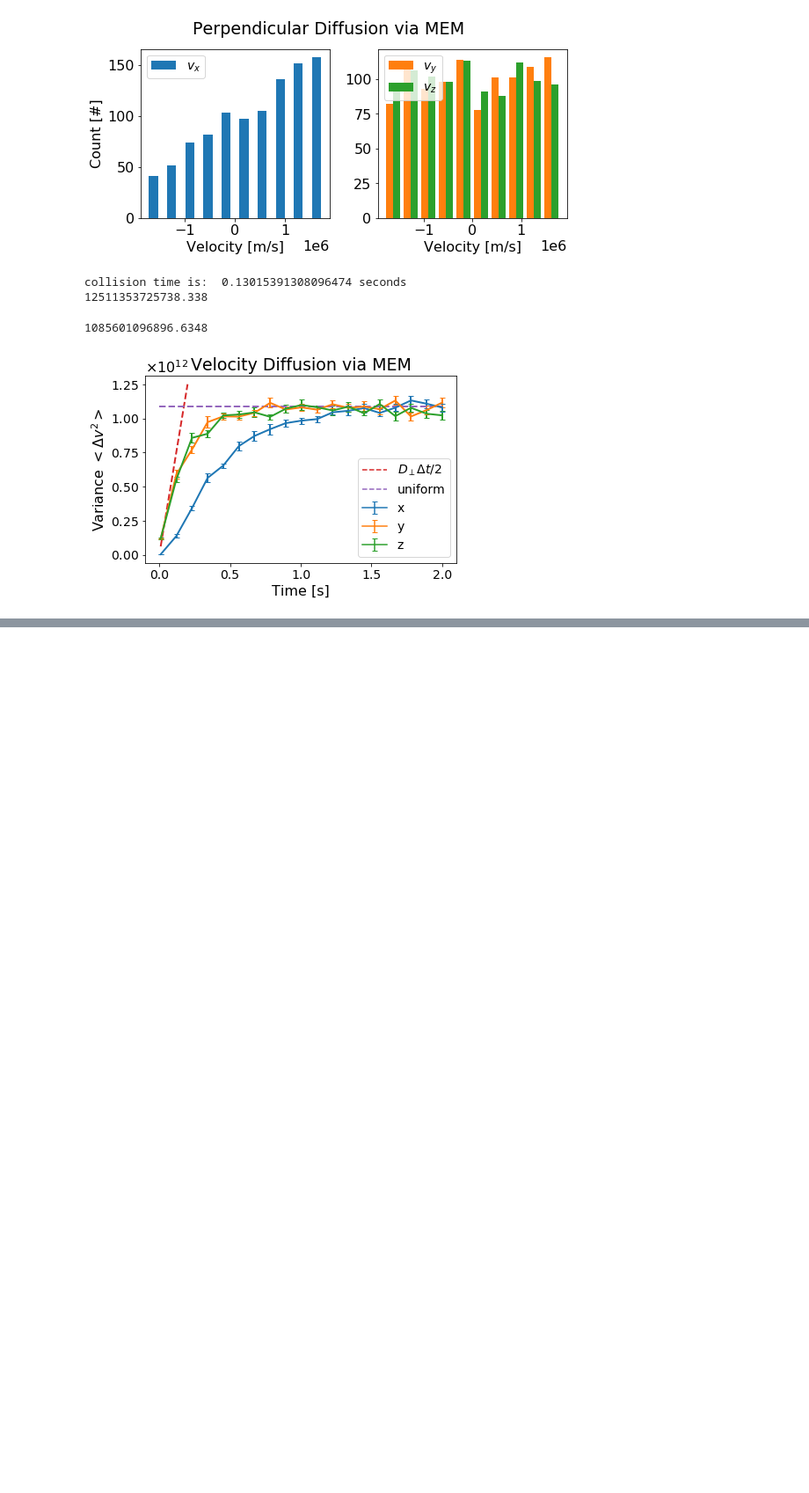
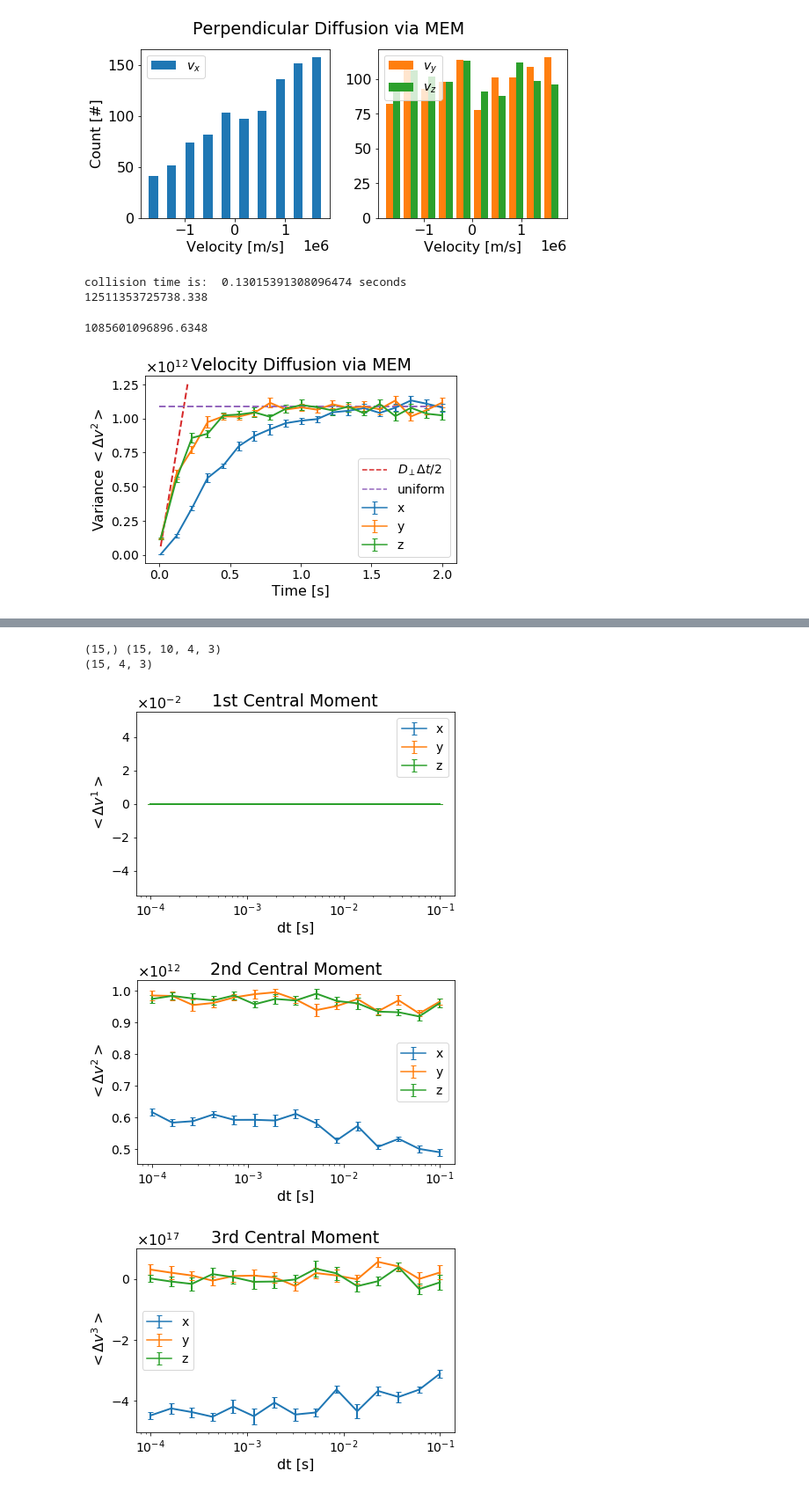
Before and after one commit to lauraxinzhang/CoulombCollisions, a Jupyter notebook: tests.ipynb, the cells around one changed output, grey strips where cells are left out. Shown at 88% size. Saved outputs shown, nothing was run; the diff lists cells and outputs as text; code cells hidden in the pictures; blank space fills up the shorter version.

```diff
--- a/tests.ipynb
+++ b/tests.ipynb
@@ -376,0 +382,29 @@ dtList, momList = test.pitchConvergence(17000, 128, -4, -1, 0.2, 10, moments, 'M
+# %%
+print(dtList.shape, momList.shape)
+aveMom = np.mean(momList, axis = 1)
+steMom = stats.sem(momList, axis = 1)
+print(aveMom.shape)
+# print(dtList, aveMom)
+# plt.plot(dtList, aveMom[:, 2, 0])
+
+
+for momIndex, name in zip(moments, ['1st', '2nd', '3rd', '4th']):
+    fig, ax = plt.subplots()
+    lines = []
+    momIndex = momIndex -1
+    for i, lab in zip([0, 1, 2], ['x', 'y', 'z']):
+        ebar = ax.errorbar(dtList, aveMom[:, momIndex, i], steMom[:, momIndex, i], capsize = 3, label = lab)
+        lines += ebar.lines
+    plt.xscale('log')
+    # plt.yscale('log')
+    plt.ticklabel_format(axis = 'y', style = 'sci', scilimits=(-2, 0), useMathText=True)
+    power =  str(moments[momIndex])
+    formatAndSave(fig, ax, lines, 'dt [s]', '$<\Delta v^{}>$'.format(power), fontsize = 16,
+                  title = name +' Central Moment',
+                 filename = name +'Moment.pdf')
+# %% [output]
+(15,) (15, 10, 4, 3)
+(15, 4, 3)
+[figure, added]
+[figure, added]
+[figure, added]
```
Also changed, not shown: parts of 28 cells of this notebook, 5 other files.
